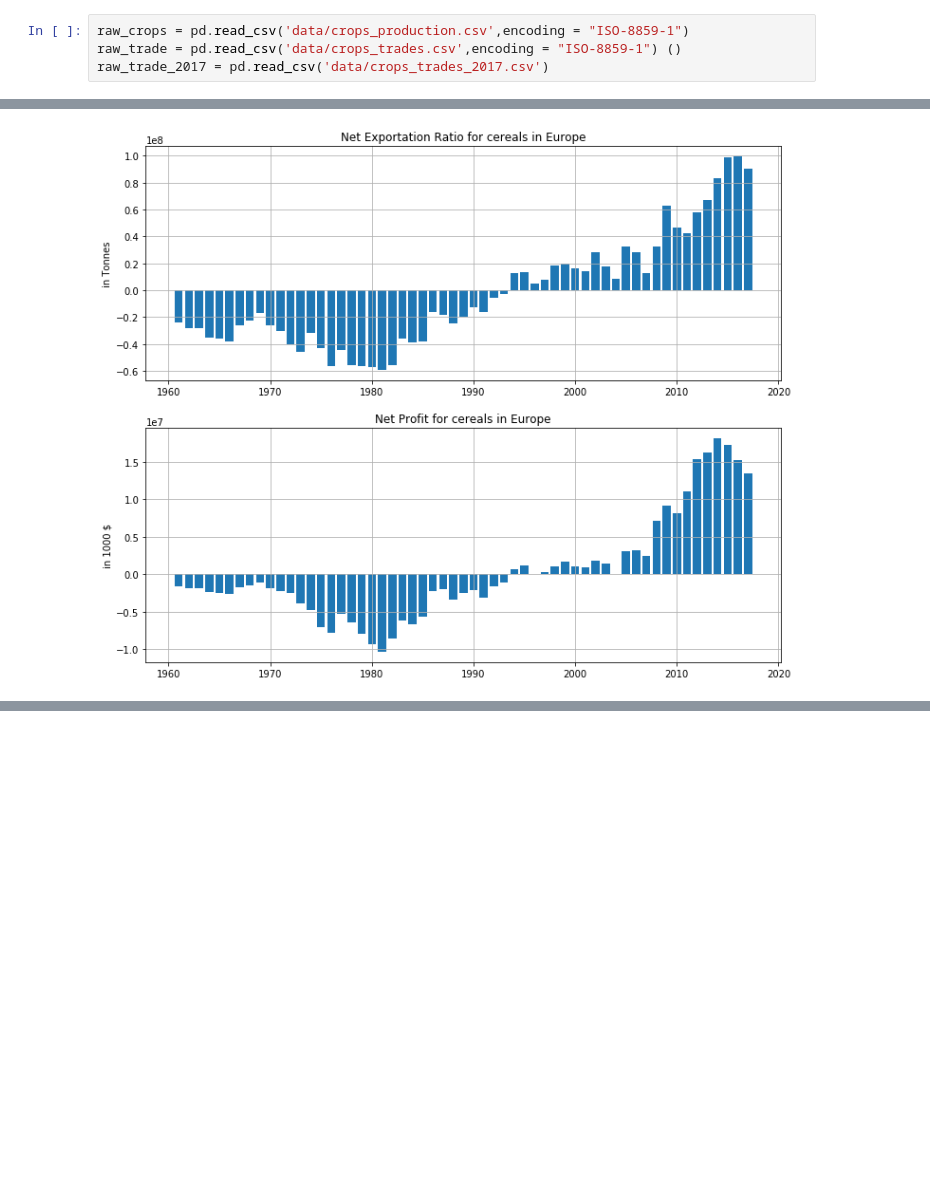
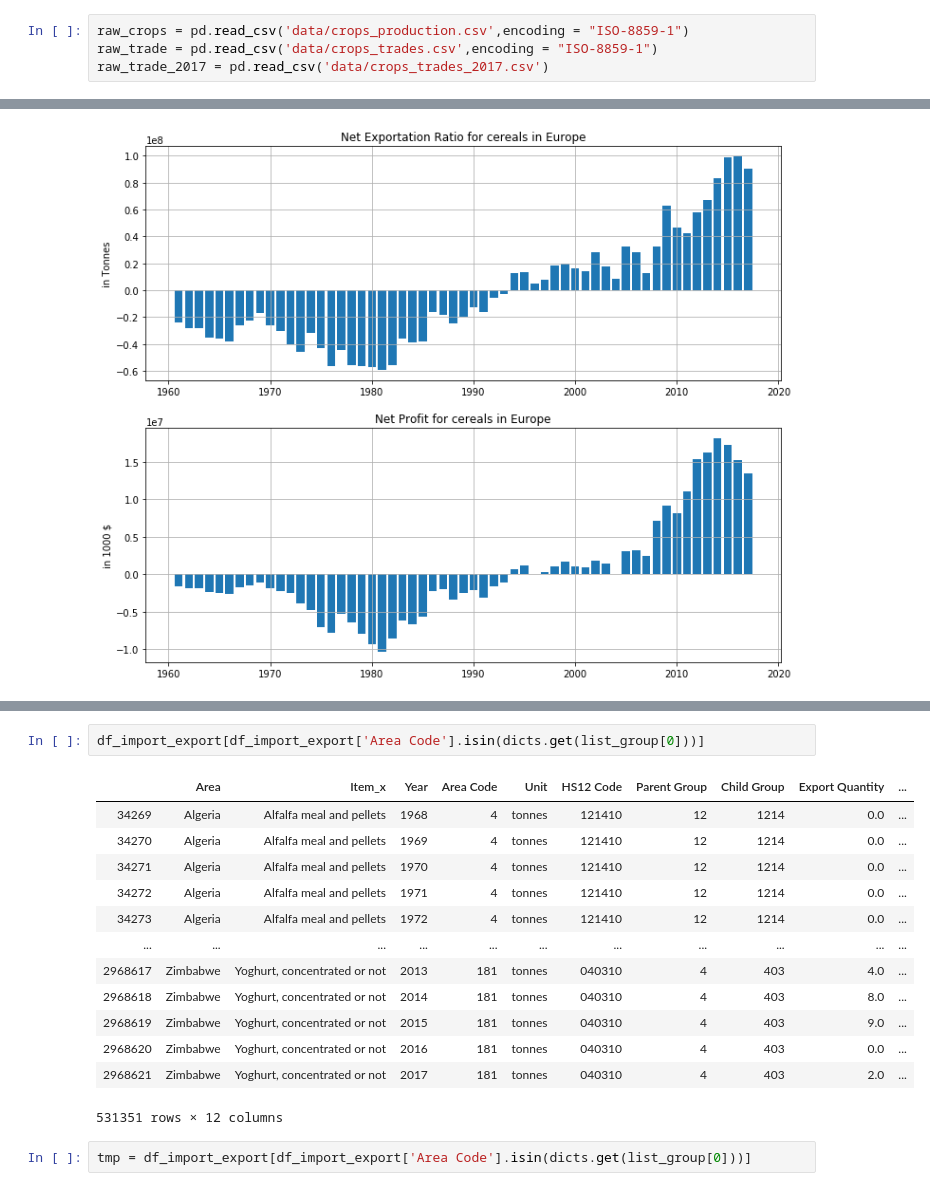
Before and after one commit to dsalathe/jurassic-spark, a Jupyter notebook: Nils.ipynb, the cells around one changed output, grey strips where cells are left out. Cells and saved outputs as stored; diff of their text form; blank space fills up the shorter version.

```diff
--- a/Nils.ipynb
+++ b/Nils.ipynb
@@ -24,6 +45,6 @@ Description of the columns of the dataframe
 # %%
 raw_crops = pd.read_csv('data/crops_production.csv',encoding = "ISO-8859-1")
-raw_trade = pd.read_csv('data/crops_trades.csv',encoding = "ISO-8859-1") ()
+raw_trade = pd.read_csv('data/crops_trades.csv',encoding = "ISO-8859-1")
 raw_trade_2017 = pd.read_csv('data/crops_trades_2017.csv')
 # %%
 print(raw_crops.shape)
@@ -985,0 +1023,18 @@ ax[1].grid()
+# %%
+df_import_export[df_import_export['Area Code'].isin(dicts.get(list_group[0]))]
+# %% [output]
+|  | Area | Item_x | Year | Area Code | Unit | HS12 Code | Parent Group | Child Group | Export Quantity | ... |
+| 34269 | Algeria | Alfalfa meal and pellets | 1968 | 4 | tonnes | 121410 | 12 | 1214 | 0.0 | ... |
+| 34270 | Algeria | Alfalfa meal and pellets | 1969 | 4 | tonnes | 121410 | 12 | 1214 | 0.0 | ... |
+| 34271 | Algeria | Alfalfa meal and pellets | 1970 | 4 | tonnes | 121410 | 12 | 1214 | 0.0 | ... |
+| 34272 | Algeria | Alfalfa meal and pellets | 1971 | 4 | tonnes | 121410 | 12 | 1214 | 0.0 | ... |
+| 34273 | Algeria | Alfalfa meal and pellets | 1972 | 4 | tonnes | 121410 | 12 | 1214 | 0.0 | ... |
+| ... | ... | ... | ... | ... | ... | ... | ... | ... | ... | ... |
+| 2968617 | Zimbabwe | Yoghurt, concentrated or not | 2013 | 181 | tonnes | 040310 | 4 | 403 | 4.0 | ... |
+| 2968618 | Zimbabwe | Yoghurt, concentrated or not | 2014 | 181 | tonnes | 040310 | 4 | 403 | 8.0 | ... |
+| 2968619 | Zimbabwe | Yoghurt, concentrated or not | 2015 | 181 | tonnes | 040310 | 4 | 403 | 9.0 | ... |
+| 2968620 | Zimbabwe | Yoghurt, concentrated or not | 2016 | 181 | tonnes | 040310 | 4 | 403 | 0.0 | ... |
+| 2968621 | Zimbabwe | Yoghurt, concentrated or not | 2017 | 181 | tonnes | 040310 | 4 | 403 | 2.0 | ... |
+531351 rows × 12 columns
+# %%
+tmp = df_import_export[df_import_export['Area Code'].isin(dicts.get(list_group[0]))]
```
Also changed, not shown: parts of 18 cells of this notebook, 2 other files.
